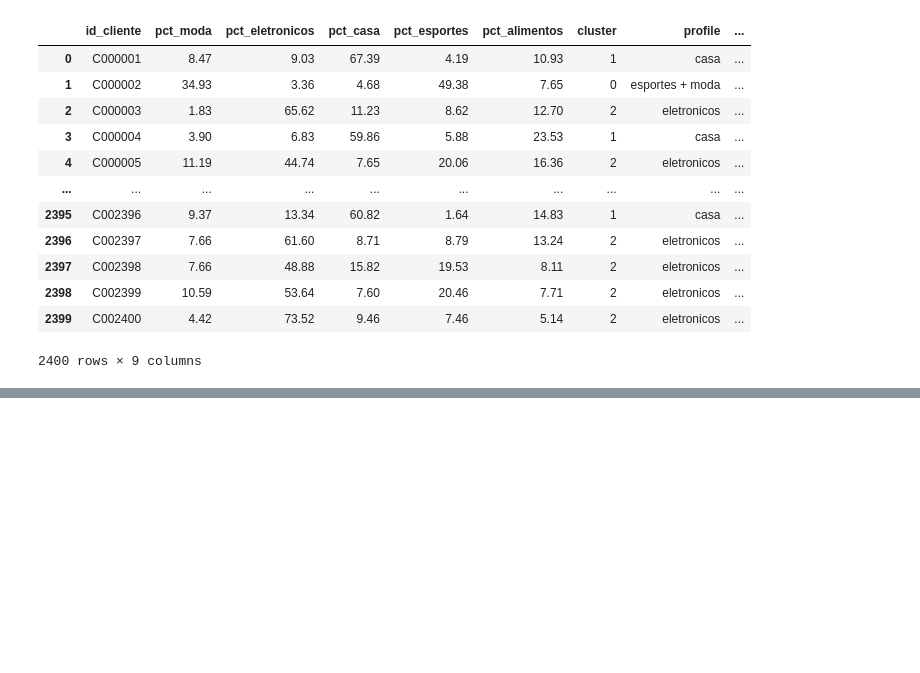
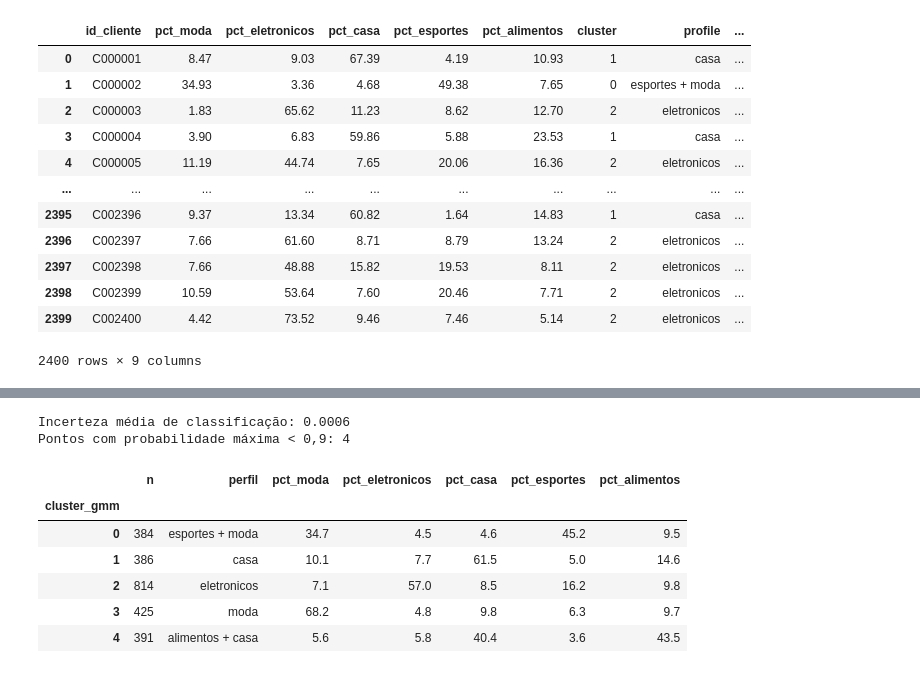
Before and after one commit to mdjunior-afk/tp-ml, a Jupyter notebook: TP.ipynb, the cells around one changed output, grey strips where cells are left out. Cells and saved outputs as stored; diff of their text form; code cells hidden in the pictures; blank space fills up the shorter version.

```diff
--- a/TP.ipynb
+++ b/TP.ipynb
@@ -204,0 +232,31 @@ display(df)
+# %%
+gmm = GaussianMixture(n_components=5, covariance_type='full',
+                      n_init=5, random_state=RANDOM_STATE).fit(X)
+labels_gmm = gmm.predict(X)
+df['cluster_gmm'] = labels_gmm
+
+incerteza = 1 - gmm.predict_proba(X).max(axis=1)
+print(f'Incerteza média de classificação: {incerteza.mean():.4f}')
+print(f'Pontos com probabilidade máxima < 0,9: {(incerteza > 0.1).sum()}')
+
+perfil_gmm = df.groupby("cluster_gmm")[COLS].median().round(1)
+perfil_gmm.insert(0, 'n', df["cluster_gmm"].value_counts().sort_index())
+
+names = {}
+threshold = 30
+for c, row in perfil_gmm[COLS].iterrows():
+    d = row[row >= threshold].sort_values(ascending=False)
+    names[c] = " + ".join(i.replace("pct_", "") for i in d.index)
+
+perfil_gmm.insert(1, 'perfil', perfil_gmm.index.map(names))
+display(perfil_gmm)
+# %% [output]
+Incerteza média de classificação: 0.0006
+Pontos com probabilidade máxima < 0,9: 4
+|  | n | perfil | pct_moda | pct_eletronicos | pct_casa | pct_esportes | pct_alimentos |
+| cluster_gmm |  |  |  |  |  |  |  |
+| 0 | 384 | esportes + moda | 34.7 | 4.5 | 4.6 | 45.2 | 9.5 |
+| 1 | 386 | casa | 10.1 | 7.7 | 61.5 | 5.0 | 14.6 |
+| 2 | 814 | eletronicos | 7.1 | 57.0 | 8.5 | 16.2 | 9.8 |
+| 3 | 425 | moda | 68.2 | 4.8 | 9.8 | 6.3 | 9.7 |
+| 4 | 391 | alimentos + casa | 5.6 | 5.8 | 40.4 | 3.6 | 43.5 |
```
Also changed, not shown: parts of 4 cells of this notebook, 2 other files.
